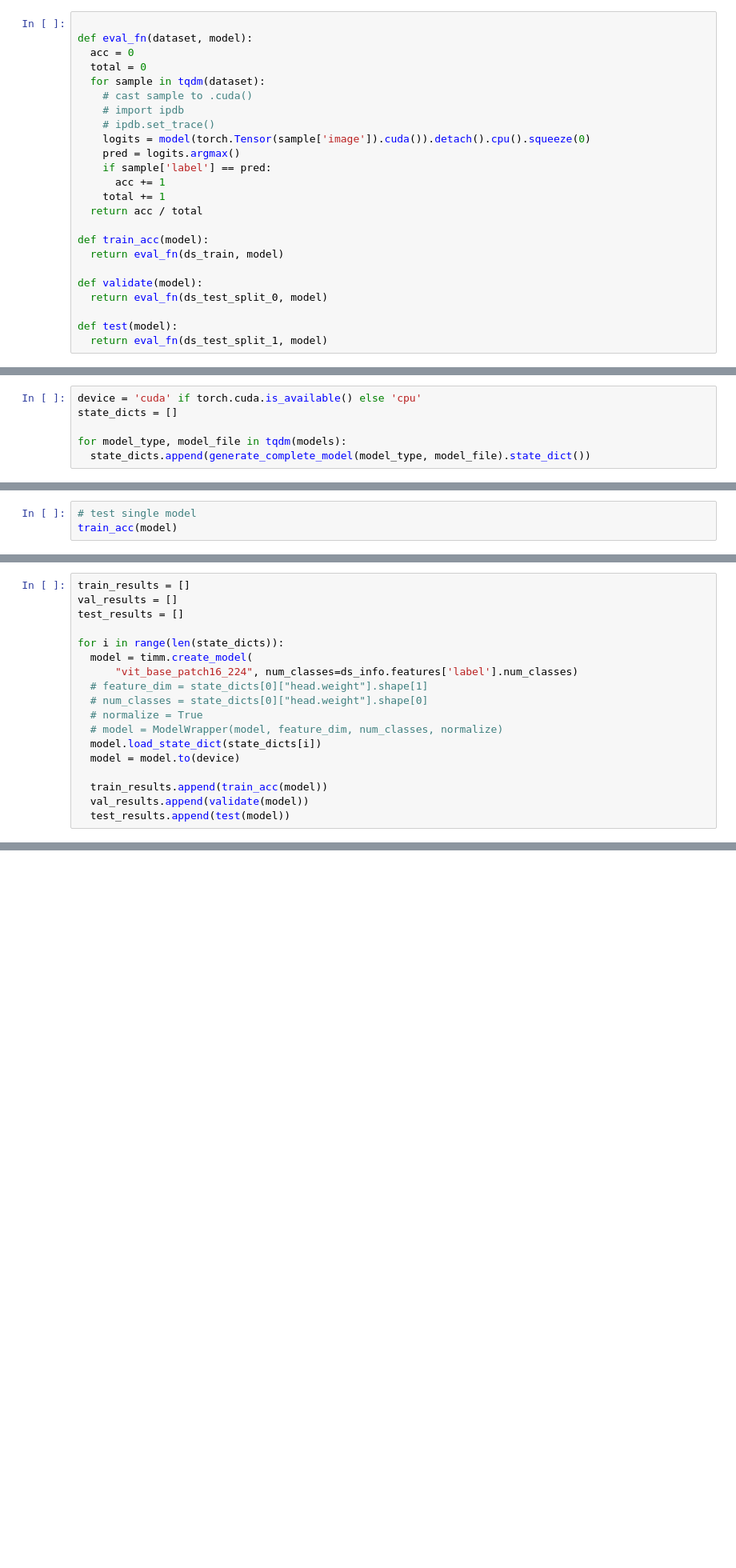
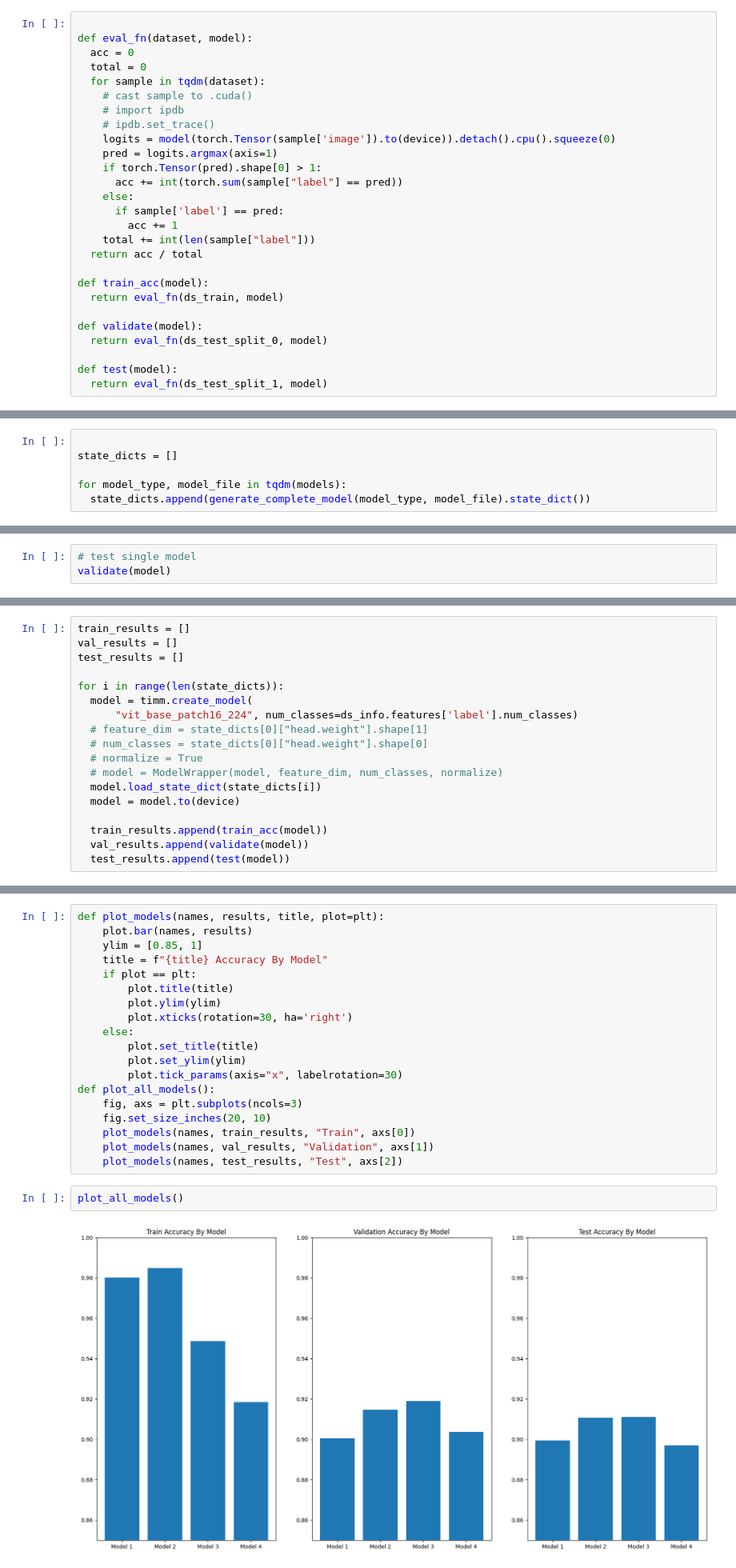
Before and after one commit to jakob-bjorner/hoffman_group_vision_transformer_soup, a Jupyter notebook: Vision_Transformer_AugReg_greedy_soup_v1.ipynb, the cells around one changed output, grey strips where cells are left out. Shown at 80% size. Cells and saved outputs as stored; diff of their text form; blank space fills up the shorter version.

Commit message:
add batching to torch dataloader

```diff
--- a/Vision_Transformer_AugReg_greedy_soup_v1.ipynb
+++ b/Vision_Transformer_AugReg_greedy_soup_v1.ipynb
@@ -577,11 +552,14 @@ def eval_fn(dataset, model):
     # cast sample to .cuda()
     # import ipdb
     # ipdb.set_trace()
-    logits = model(torch.Tensor(sample['image']).cuda()).detach().cpu().squeeze(0)
-    pred = logits.argmax()
-    if sample['label'] == pred:
-      acc += 1
-    total += 1
+    logits = model(torch.Tensor(sample['image']).to(device)).detach().cpu().squeeze(0)
+    pred = logits.argmax(axis=1)
+    if torch.Tensor(pred).shape[0] > 1:
+      acc += int(torch.sum(sample["label"] == pred))
+    else:
+      if sample['label'] == pred:
+        acc += 1
+    total += int(len(sample["label"]))
   return acc / total
 
 def train_acc(model):
@@ -618,7 +596,7 @@ def generate_complete_model(variant_name, filename):
     # timm_model = nn.Sequential(*[i for i in timm_model.children()])
     return timm_model
 # %%
-device = 'cuda' if torch.cuda.is_available() else 'cpu'
+
 state_dicts = []
 
 for model_type, model_file in tqdm(models):
@@ -648,5 +626,5 @@ def get_model(state_dicts, alphal):
 model = get_model(state_dicts, [1] + [0] * 3)
 # %%
 # test single model
-train_acc(model)
+validate(model)
 # %% [output]
@@ -684,3 +654,26 @@ plt.xticks(rotation=30, ha='right')
+# %%
+def plot_models(names, results, title, plot=plt):
+    plot.bar(names, results)
+    ylim = [0.85, 1]
+    title = f"{title} Accuracy By Model"
+    if plot == plt:
+        plot.title(title)
+        plot.ylim(ylim)
+        plot.xticks(rotation=30, ha='right')
+    else:
+        plot.set_title(title)
+        plot.set_ylim(ylim)
+        plot.tick_params(axis="x", labelrotation=30)
+def plot_all_models():
+    fig, axs = plt.subplots(ncols=3)
+    fig.set_size_inches(20, 10)
+    plot_models(names, train_results, "Train", axs[0])
+    plot_models(names, val_results, "Validation", axs[1])
+    plot_models(names, test_results, "Test", axs[2])
+# %%
+plot_all_models()
+# %% [output]
+[figure, added]
 # %% [markdown]
 #### Uniform Soup
 # %%
```
Also changed, not shown: parts of 34 cells of this notebook, 3 other files.
